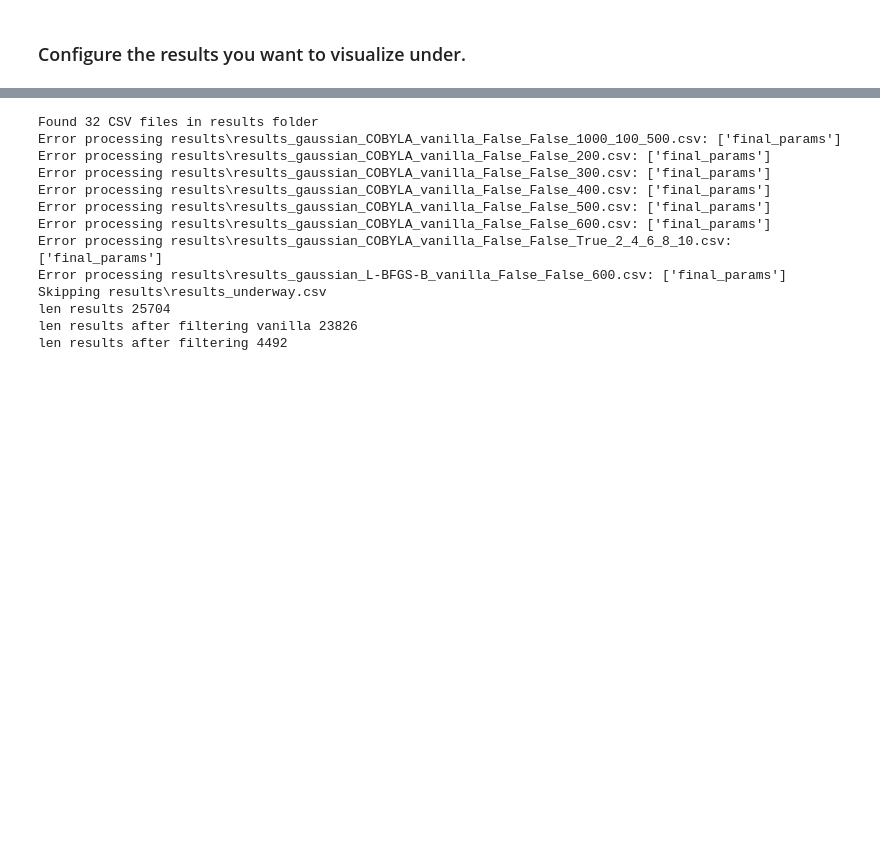
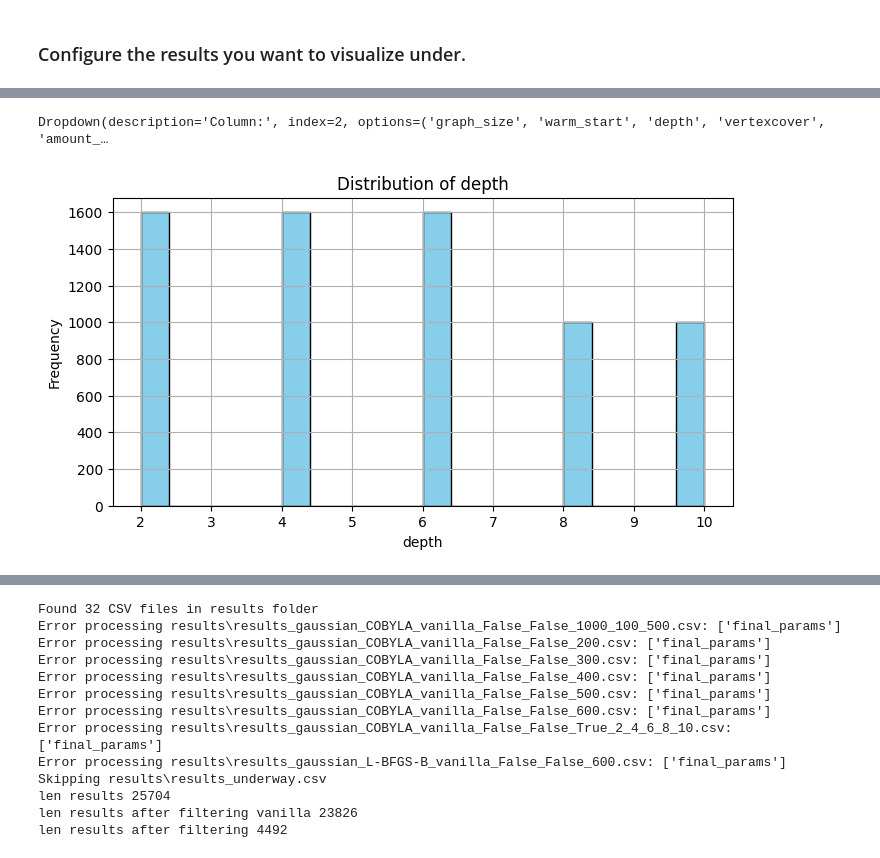
Before and after one commit to Smeidir/QAOA, a Jupyter notebook: results_visualizer.ipynb, the cells around one changed output, grey strips where cells are left out. Drawn from its saved outputs; the diff is of its cells as text; code cells hidden in the pictures; blank space fills up the shorter version.

```diff
--- a/results_visualizer.ipynb
+++ b/results_visualizer.ipynb
@@ -196 +144,34 @@ Name: count, dtype: int64
+# %%
+from ipywidgets import interact, widgets
+from IPython.display import display, clear_output
+
+
+df = results.copy()
+column_selector = widgets.Dropdown(
+    options=[col for col in df.columns],
+    description='Column:',
+    value='depth'
+)
+
+# Cell 4: Plotting function
+def update_hist(column):
+    clear_output(wait=True)
+    display(column_selector)
+    plt.figure(figsize=(8, 4))
+    plt.hist(df[column], bins=20, color='skyblue', edgecolor='black')
+    plt.title(f'Distribution of {column}')
+    plt.xlabel(column)
+    plt.ylabel('Frequency')
+    plt.grid(True)
+    plt.show()
+
+# Attach widget to function
+column_selector.observe(lambda change: update_hist(change['new']), names='value')
+
+# Display the UI
+display(column_selector)
+update_hist(column_selector.value)
+# %% [output]
+Dropdown(description='Column:', index=2, options=('graph_size', 'warm_start', 'depth', 'vertexcover', 'amount_…
+[figure, added]
 # %%
```
Also changed, not shown: parts of 6 cells of this notebook, 4 other files.
